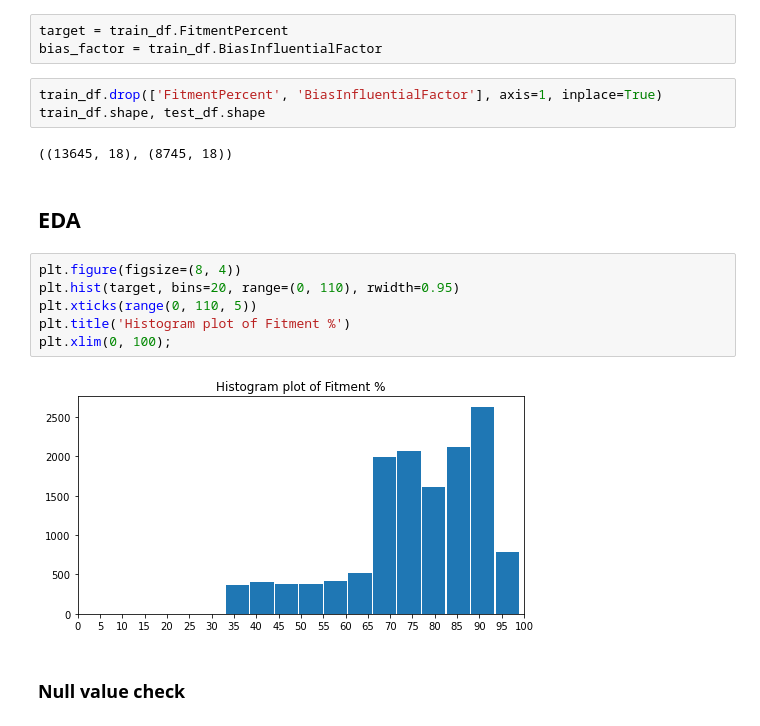
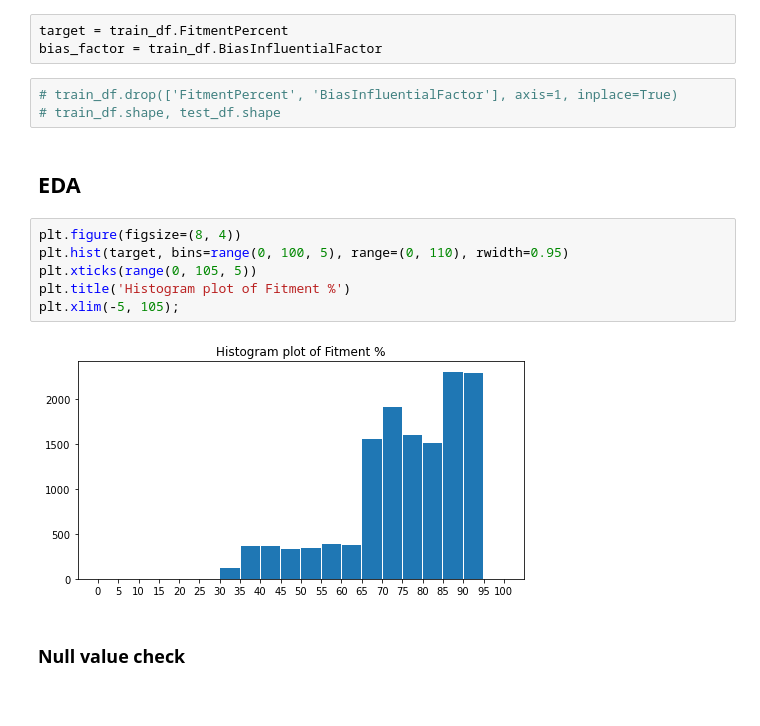
Before and after one commit to reddynt/data-science-competitions, a Jupyter notebook: hacker_earth/kickstart.ipynb, the cells around one changed output. Cells and saved outputs as stored; diff of their text form.

```diff
--- a/hacker_earth/kickstart.ipynb
+++ b/hacker_earth/kickstart.ipynb
@@ -43,20 +43,18 @@ test_df.drop(['EmpID', 'EmpName'], axis=1, inplace=True)
 target = train_df.FitmentPercent
 bias_factor = train_df.BiasInfluentialFactor
 # %%
-train_df.drop(['FitmentPercent', 'BiasInfluentialFactor'], axis=1, inplace=True)
-train_df.shape, test_df.shape
+# train_df.drop(['FitmentPercent', 'BiasInfluentialFactor'], axis=1, inplace=True)
+# train_df.shape, test_df.shape
-# %% [output]
-((13645, 18), (8745, 18))
 # %% [markdown]
 ## EDA
 # %%
 plt.figure(figsize=(8, 4))
-plt.hist(target, bins=20, range=(0, 110), rwidth=0.95)
-plt.xticks(range(0, 110, 5))
+plt.hist(target, bins=range(0, 100, 5), range=(0, 110), rwidth=0.95)
+plt.xticks(range(0, 105, 5))
 plt.title('Histogram plot of Fitment %')
-plt.xlim(0, 100);
+plt.xlim(-5, 105);
 # %% [output]
-[figure, old version]
+[figure, new version]
 # %% [markdown]
 ### Null value check
 # %%
```
Also changed, not shown: parts of 12 cells of this notebook.
